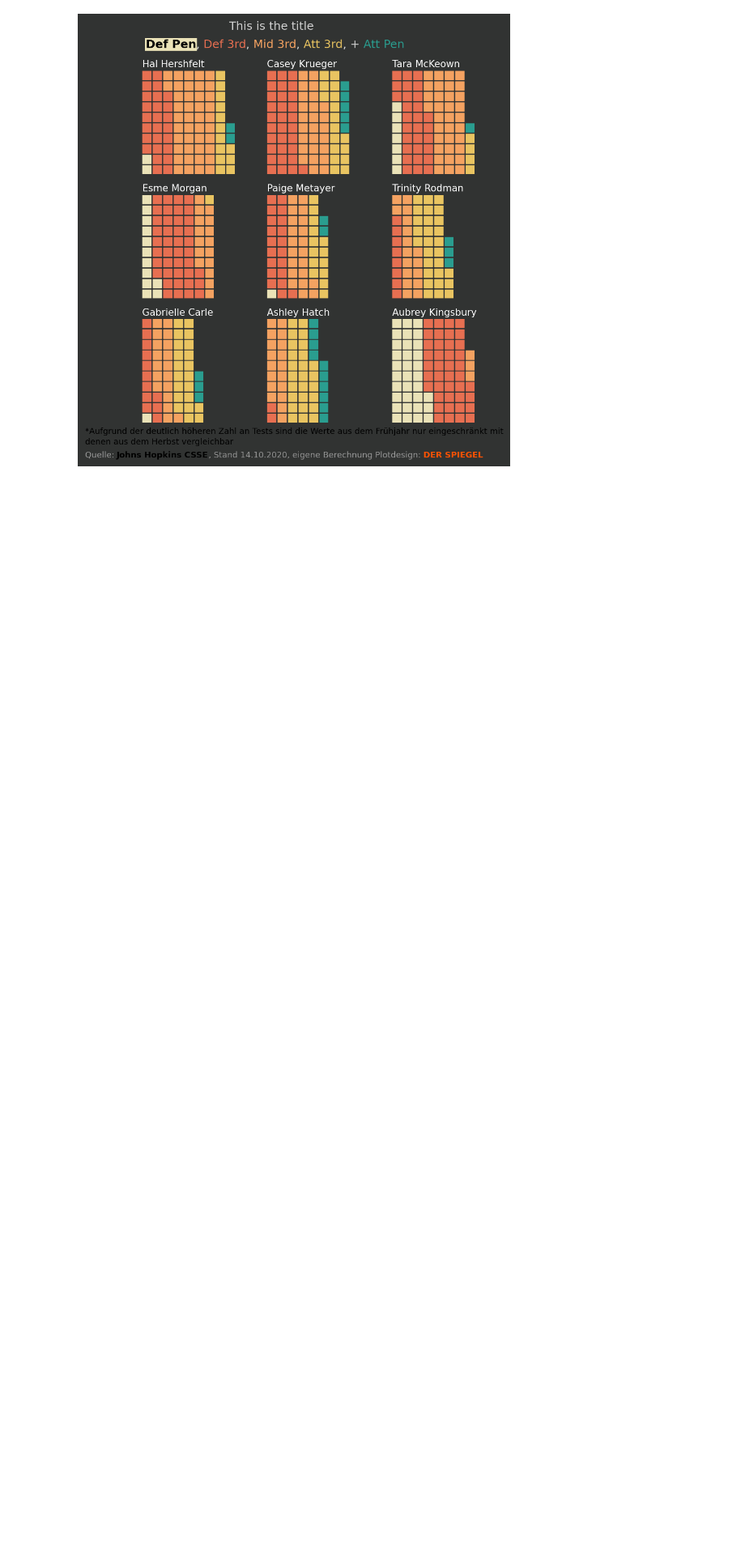
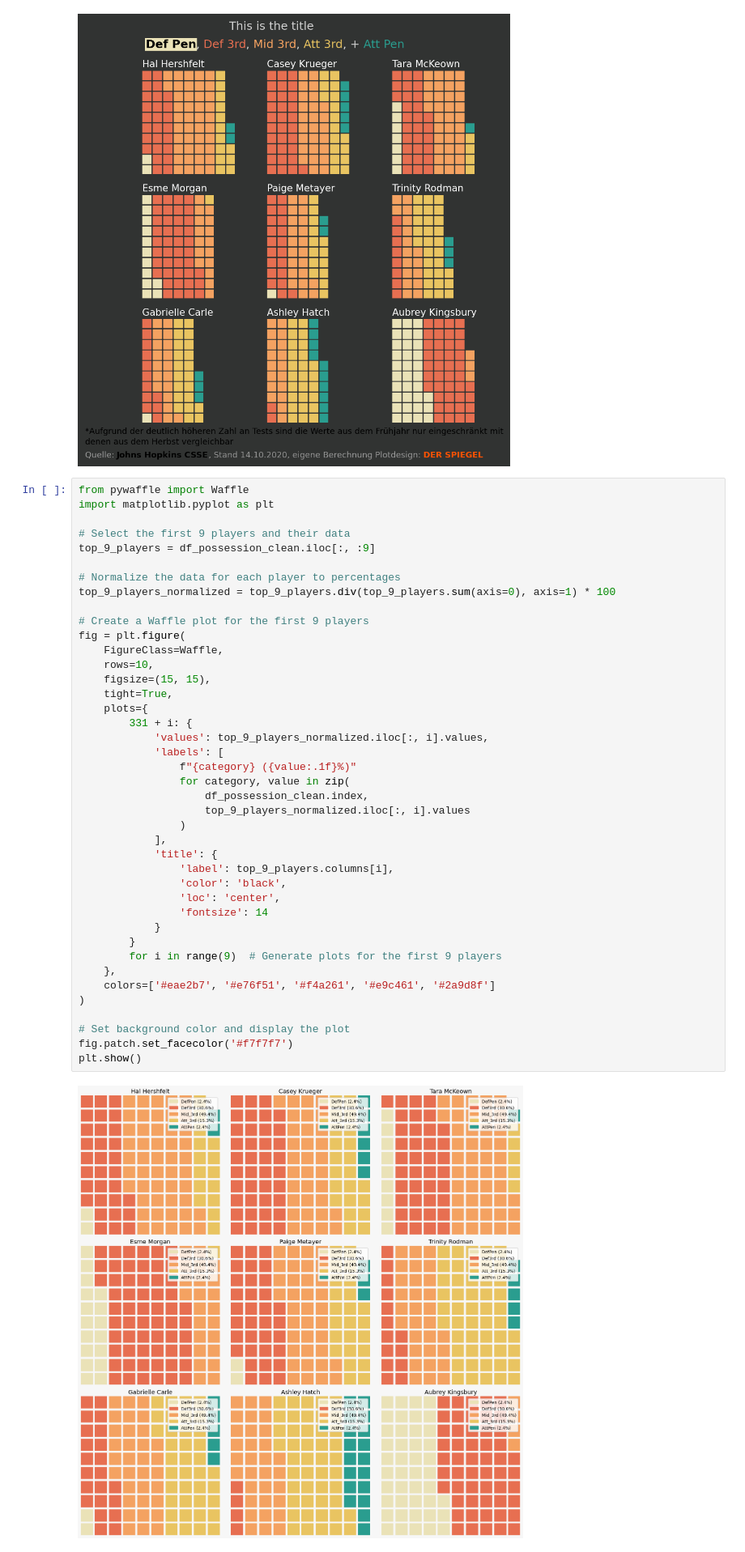
Before and after one commit to axelbol/football-analysis, a Jupyter notebook: possession_fbref.ipynb, the cells around one changed output. Shown at 81% size. Saved outputs shown, nothing was run; the diff lists cells and outputs as text; blank space fills up the shorter version.

```diff
--- a/possession_fbref.ipynb
+++ b/possession_fbref.ipynb
@@ -529,3 +570,46 @@ fig_text(
 fig.patch.set_facecolor('#313332')
 # %% [output]
 [figure]
+# %%
+from pywaffle import Waffle
+import matplotlib.pyplot as plt
+
+# Select the first 9 players and their data
+top_9_players = df_possession_clean.iloc[:, :9]
+
+# Normalize the data for each player to percentages
+top_9_players_normalized = top_9_players.div(top_9_players.sum(axis=0), axis=1) * 100
+
+# Create a Waffle plot for the first 9 players
+fig = plt.figure(
+    FigureClass=Waffle,
+    rows=10,
+    figsize=(15, 15),
+    tight=True,
+    plots={
+        331 + i: {
+            'values': top_9_players_normalized.iloc[:, i].values,
+            'labels': [
+                f"{category} ({value:.1f}%)"
+                for category, value in zip(
+                    df_possession_clean.index,
+                    top_9_players_normalized.iloc[:, i].values
+                )
+            ],
+            'title': {
+                'label': top_9_players.columns[i],
+                'color': 'black',
+                'loc': 'center',
+                'fontsize': 14
+            }
+        }
+        for i in range(9)  # Generate plots for the first 9 players
+    },
+    colors=['#eae2b7', '#e76f51', '#f4a261', '#e9c461', '#2a9d8f']
+)
+
+# Set background color and display the plot
+fig.patch.set_facecolor('#f7f7f7')
+plt.show()
+# %% [output]
+[figure, added]
```
Also changed, not shown: parts of 9 cells of this notebook, 1 other file.
